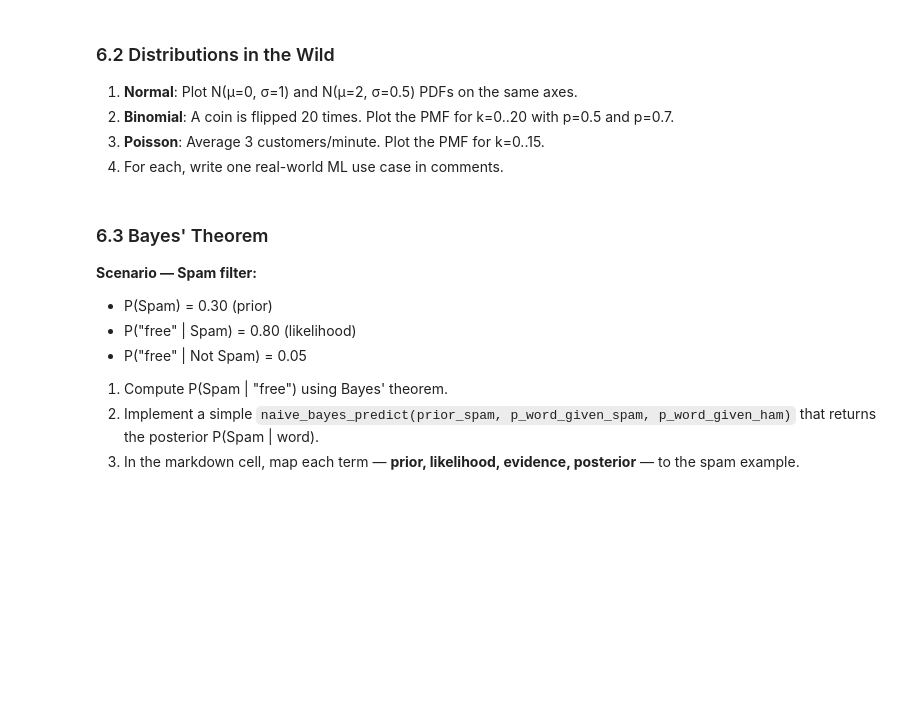
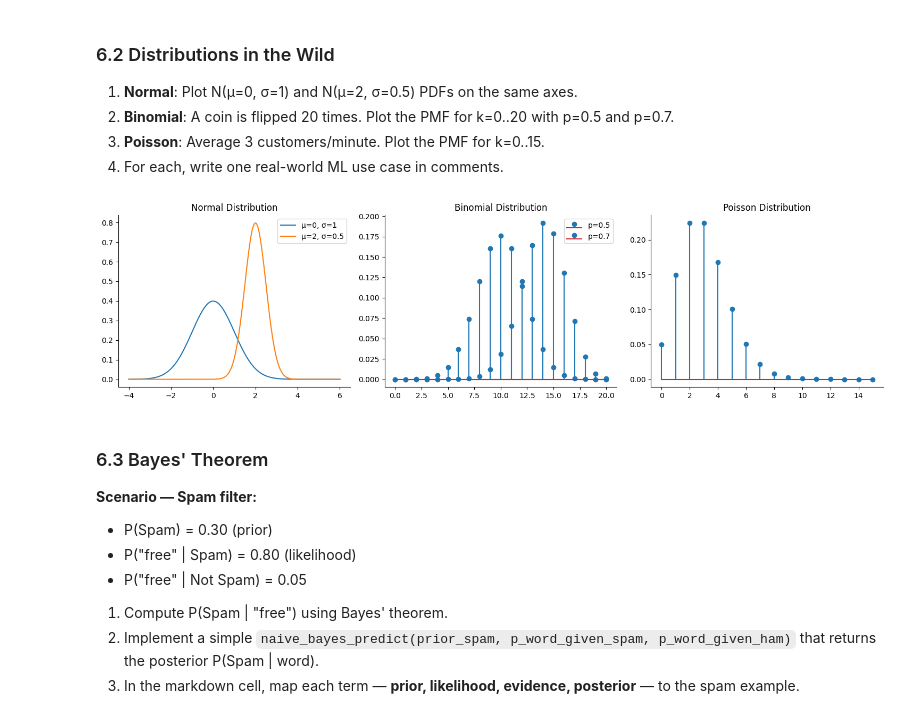
Before and after one commit to satyam294/CT-CEI-DS-2026, a Jupyter notebook: week1_Satyam_Chand.ipynb, the cells around one changed output. Drawn from its saved outputs; the diff is of its cells as text; code cells hidden in the pictures; blank space fills up the shorter version.

```diff
--- a/week1_Satyam_Chand.ipynb
+++ b/week1_Satyam_Chand.ipynb
@@ -789,25 +859,32 @@ print(f"Independent? {independent}")
 # %%
 fig, axes = plt.subplots(1, 3, figsize=(15, 4))
 
 # ── Normal ──────────────────────────────────────────────────────────────────
 x = np.linspace(-4, 6, 300)
-# YOUR CODE HERE — plot two normal PDFs on axes[0]
-# ML use case: ...
+axes[0].plot(x, norm.pdf(x, loc=0, scale=1), label='μ=0, σ=1')
+axes[0].plot(x, norm.pdf(x, loc=2, scale=0.5), label='μ=2, σ=0.5')
+axes[0].legend()
+
+# ML use case: Modeling continuous features and Gaussian assumptions.
 axes[0].set_title('Normal Distribution')
 
 # ── Binomial ────────────────────────────────────────────────────────────────
 k = np.arange(0, 21)
-# YOUR CODE HERE — plot PMFs for p=0.5 and p=0.7 on axes[1]
-# ML use case: ...
+axes[1].stem(k, binom.pmf(k, 20, 0.5), label='p=0.5')
+axes[1].stem(k, binom.pmf(k, 20, 0.7), label='p=0.7')
+axes[1].legend()
+# ML use case: Binary classification outcomes.
 axes[1].set_title('Binomial Distribution')
 
 # ── Poisson ─────────────────────────────────────────────────────────────────
 k2 = np.arange(0, 16)
-# YOUR CODE HERE — plot PMF (λ=3) on axes[2]
-# ML use case: ...
+axes[2].stem(k2, poisson.pmf(k2, mu=3))
+# ML use case: Modeling event counts (clicks, arrivals, failures).
 axes[2].set_title('Poisson Distribution')
 
 plt.tight_layout(); plt.show()
+# %% [output]
+[figure, added]
 # %% [markdown]
 ### 6.3 Bayes' Theorem
 
```
Also changed, not shown: parts of 9 cells of this notebook.
